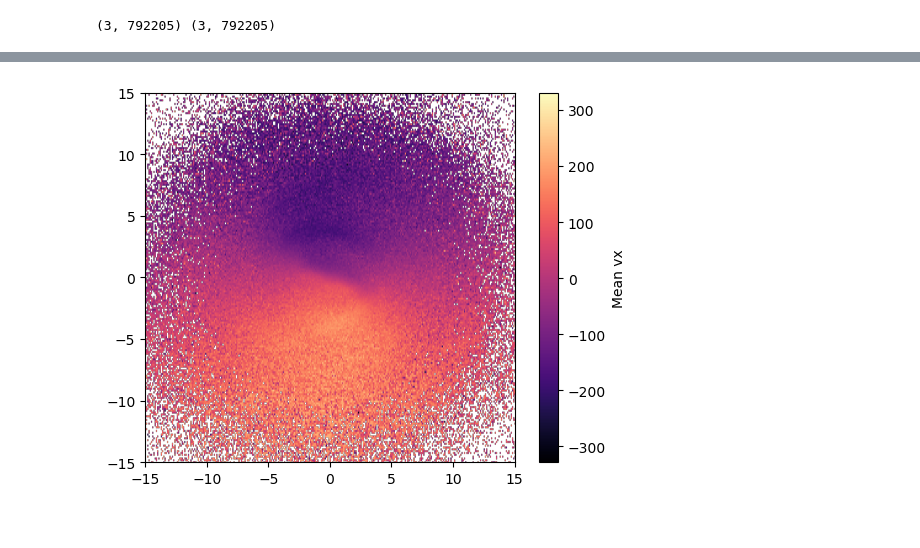
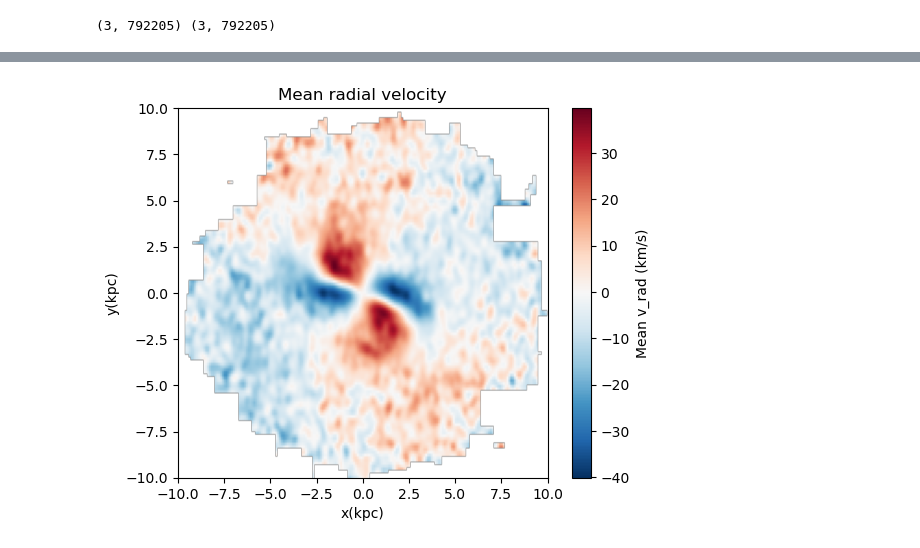
Before and after one commit to Alverd02/Kinematic-Signatures-of-Bars-and-Spirals-in-TNG50-Galaxies, a Jupyter notebook: Kinematic Signatures of Bars and Spirals in TNG50 Galaxies.ipynb, the cells around one changed output, grey strips where cells are left out. Drawn from its saved outputs; the diff is of its cells as text; code cells hidden in the pictures.

```diff
--- a/Kinematic Signatures of Bars and Spirals in TNG50 Galaxies.ipynb
+++ b/Kinematic Signatures of Bars and Spirals in TNG50 Galaxies.ipynb
@@ -369,22 +421,30 @@ plt.show()
 # %%
-grid_resolution = 3000
-
-ret = binned_statistic_2d(x_rot, y_rot,
-    vx_rot,
-    statistic='mean',
-    bins=grid_resolution
-)
-
-meanvx_map = ret.statistic
-x_edges = ret.x_edge
-y_edges = ret.y_edge
-
-limit = 15  # Adjust this based on your galaxy's expected size
-plt.xlim(-limit, limit)
-plt.ylim(-limit, limit)
-
-plt.imshow(meanvx_map.T, origin='lower', extent=[x_edges[0], x_edges[-1], y_edges[0], y_edges[-1]],cmap='magma')
-plt.colorbar(label='Mean vx')
-plt.show()
+rad = np.sqrt(x_rot**2+y_rot**2)
+v_rad = (x_rot*vx_rot+y_rot*vy_rot)/rad
-# %% [output]
-[figure, removed]
+# %%
+grid_resolution = 3000
+
+ret = binned_statistic_2d(x_rot, y_rot,
+    v_rad,
+    statistic='mean',
+    bins=grid_resolution
+)
+
+mean_vrad_map = ret.statistic
+x_edges = ret.x_edge
+y_edges = ret.y_edge
+
+
+smoothed_vrad_map = gaussian_filter(mean_vrad_map, sigma=1.5)
+
+limit = 10  # Adjust this based on your galaxy's expected size
+plt.title("Mean radial velocity")
+plt.xlim(-limit, limit)
+plt.ylim(-limit, limit)
+plt.xlabel("x(kpc)")
+plt.ylabel("y(kpc)")
+plt.imshow(smoothed_vrad_map.T, origin='lower', extent=[x_edges[0], x_edges[-1], y_edges[0], y_edges[-1]],cmap='RdBu_r')
+plt.colorbar(label='Mean v_rad (km/s)')
+plt.show()
+# %% [output]
+[figure, added]
```
Also changed, not shown: parts of 2 cells of this notebook.
